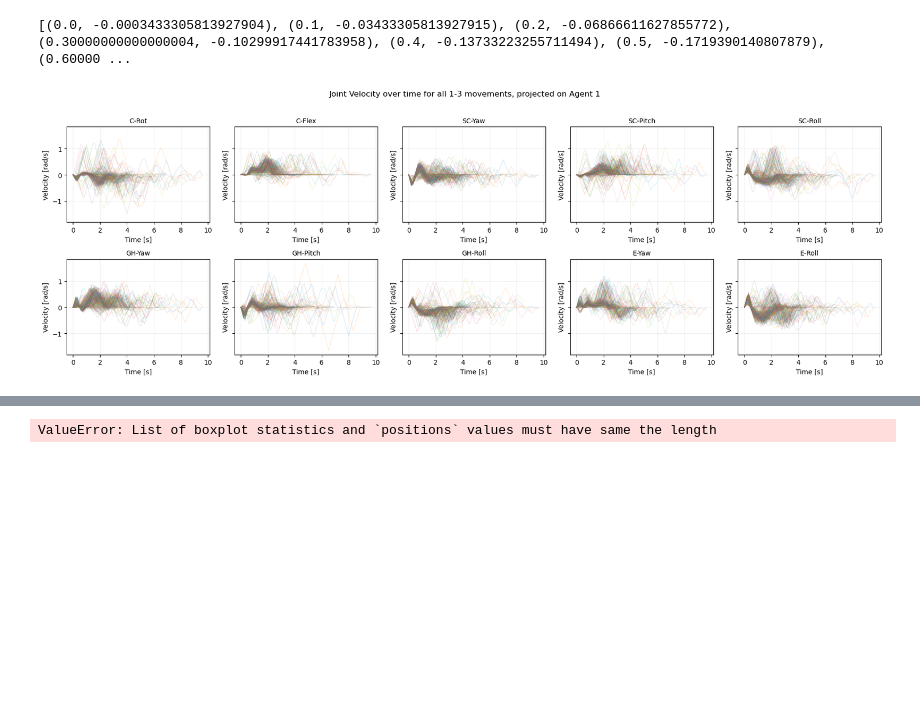
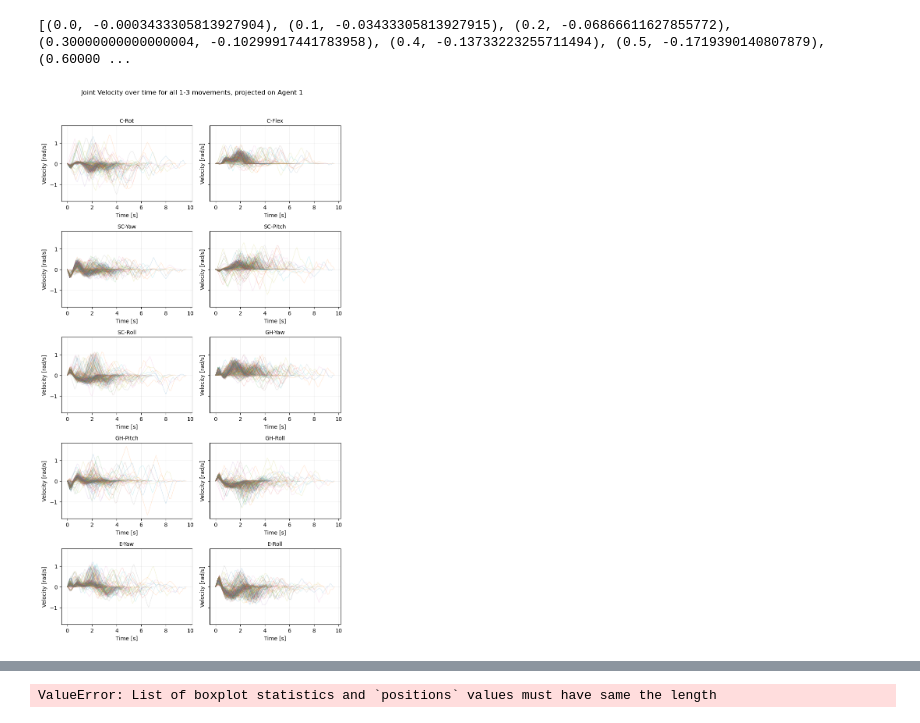
Before and after one commit to bj1110/Masterarbeit, a Jupyter notebook: eval/benchmark_eval.ipynb, the cells around one changed output, grey strips where cells are left out. Saved outputs shown, nothing was run; the diff lists cells and outputs as text; code cells hidden in the pictures; blank space fills up the shorter version.

```diff
--- a/eval/benchmark_eval.ipynb
+++ b/eval/benchmark_eval.ipynb
@@ -773,9 +782,9 @@ print(list(zip(t, v)))
 joint_list = joint_order
 
 fig, axes = plt.subplots(
-    nrows=2,
-    ncols=5,
-    figsize=(18, 6),
+    nrows=5,
+    ncols=2,
+    figsize=(8, 14),
     sharex=False,
     sharey=True
 )
@@ -809,34 +818,34 @@ for ax, joint in zip(axes, joint_list):
             t = np.asarray(t)
             v = np.asarray(v)
 
             if len(t) != len(v):
                 continue
 
             mask = ~np.isnan(t)
             t = t[mask]
             v = v[mask]
 
             if len(t) < 2:
                 continue
 
             ax.plot(
                 t,
                 v,
                 alpha=0.15,
                 linewidth=1,
                 label=movement
             )
 
     ax.set_title(joint_labels.get(joint, joint), fontsize=10)
     ax.set_xlabel("Time [s]")
     ax.set_ylabel("Velocity [rad/s]")
     ax.grid(True, alpha=0.2)
 
 fig.suptitle("Joint Velocity over time for all 1-3 movements, projected on Agent 1", y=1.02)
 plt.tight_layout()
 plt.show()
 # %% [output]
-[figure, old version]
+[figure, new version]
 # %%
 from scipy.interpolate import interp1d
 
```
Also changed, not shown: parts of 2 cells of this notebook, 1 other file.
